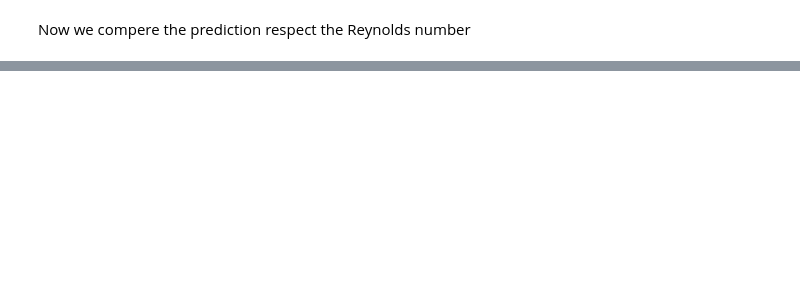
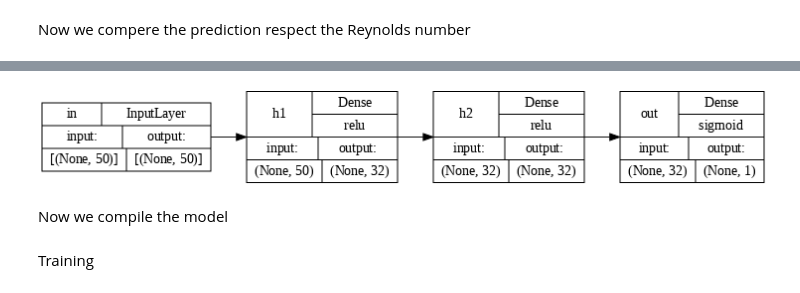
Before and after one commit to paolodeangelis/Sistemi_a_combustione, a Jupyter notebook: 2-NN_Reynolds.ipynb, the cells around one changed output, grey strips where cells are left out. Saved outputs shown, nothing was run; the diff lists cells and outputs as text; code cells hidden in the pictures; blank space fills up the shorter version.

```diff
--- a/2-NN_Reynolds.ipynb
+++ b/2-NN_Reynolds.ipynb
@@ -381,0 +389,9 @@ with plt.style.context("seaborn-v0_8-paper"):
+# %%
+def model_1_v1(n_cols):
+  model = tf.keras.Sequential([
+    tf.keras.layers.InputLayer(input_shape=(n_cols,), name='in'),
+    tf.keras.layers.Dense(32, activation='relu', name='h1'),
+    tf.keras.layers.Dense(32, activation='relu', name='h2'),
+    tf.keras.layers.Dense(1, activation='sigmoid', name='out')
+  ])
+  return model
@@ -381,0 +400,2 @@ with plt.style.context("seaborn-v0_8-paper"):
+# %%
+model_v1 = model_1_v1(features.shape[1])
@@ -381,0 +422,6 @@ with plt.style.context("seaborn-v0_8-paper"):
+# %%
+tf.keras.utils.plot_model(model = model_v1 , rankdir="LR", dpi=72, show_shapes=True, show_layer_activations=True)
+# %% [output]
+[figure, added]
+# %% [markdown]
+Now we compile the model
@@ -381,0 +444,2 @@ with plt.style.context("seaborn-v0_8-paper"):
+# %% [markdown]
+Training
```
Also changed, not shown: parts of 36 cells of this notebook.
